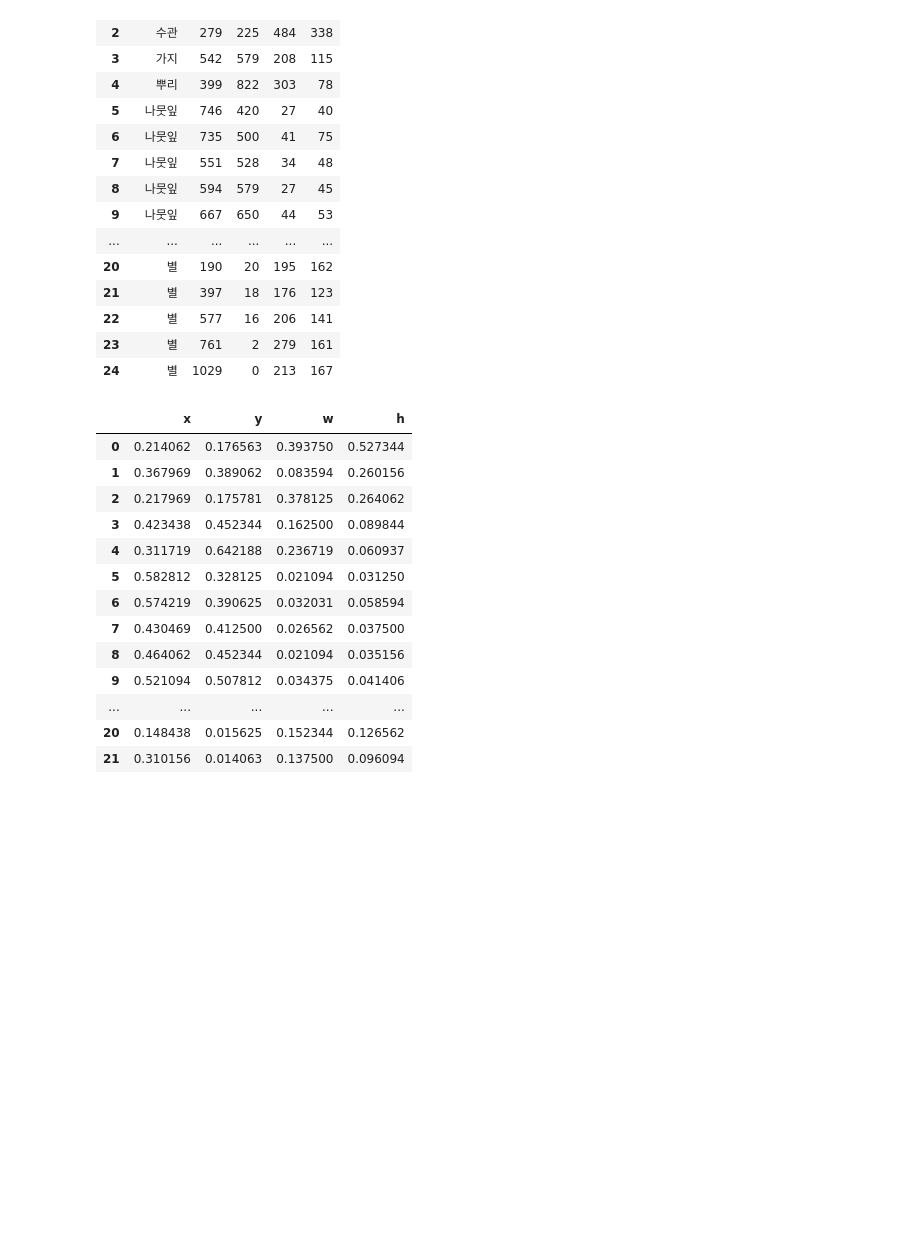
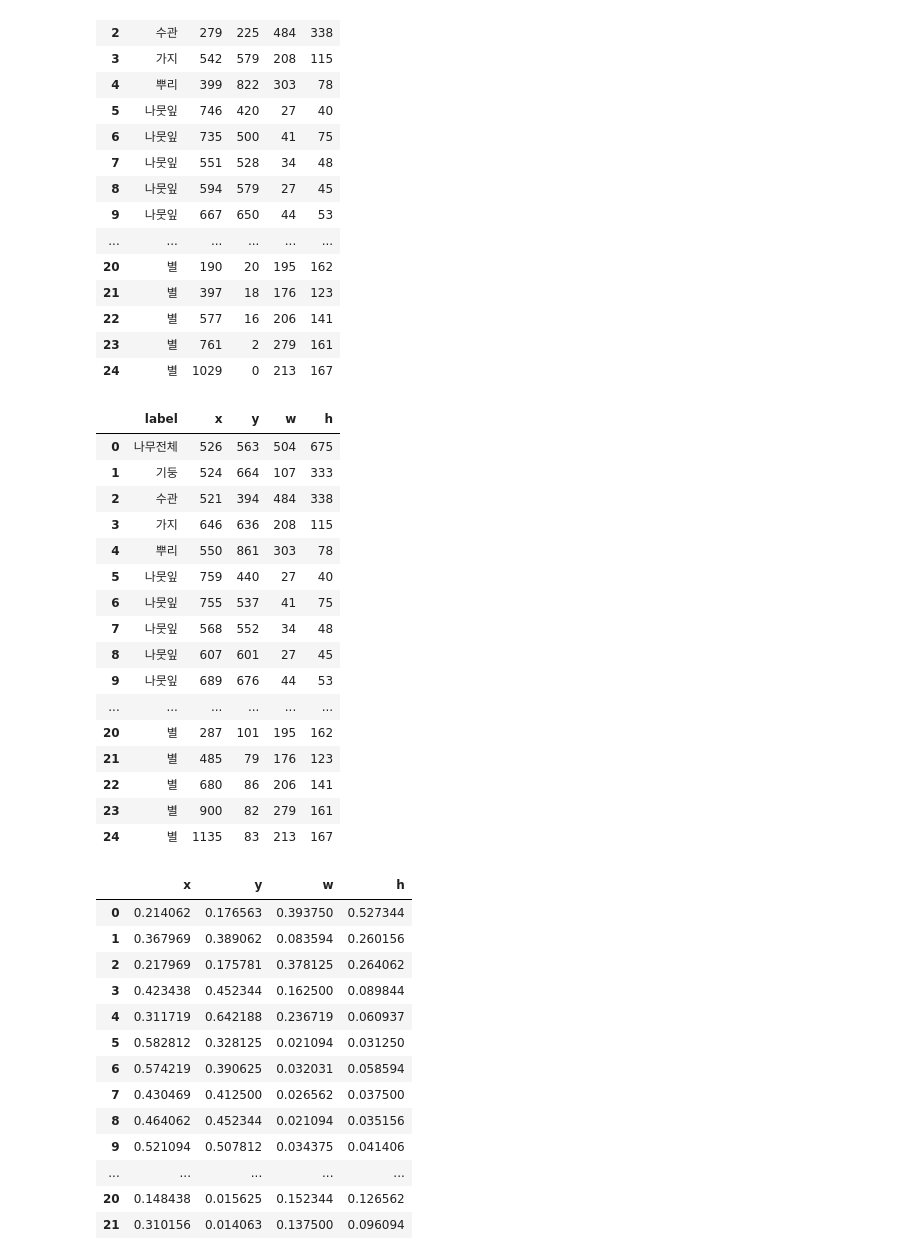
Before and after one commit to korea93831/greenComputerProject, a Jupyter notebook: EDA/EDA.ipynb, the cells around one changed output. Saved outputs shown, nothing was run; the diff lists cells and outputs as text; code cells hidden in the pictures; blank space fills up the shorter version.

```diff
--- a/EDA/EDA.ipynb
+++ b/EDA/EDA.ipynb
@@ -61,7 +61,27 @@ df_cat
 | 23 | 별 | 761 | 2 | 279 | 161 |
 | 24 | 별 | 1029 | 0 | 213 | 167 |
 # %%
-df_cat_divin=df_cat.loc[:,'x':]
+df_cat['x']=df_cat['x']+(df_cat['w']//2)
+df_cat['y']=df_cat['y']+(df_cat['h']//2)
+df_cat
+# %% [output]
+|  | label | x | y | w | h |
+| 0 | 나무전체 | 526 | 563 | 504 | 675 |
+| 1 | 기둥 | 524 | 664 | 107 | 333 |
+| 2 | 수관 | 521 | 394 | 484 | 338 |
+| 3 | 가지 | 646 | 636 | 208 | 115 |
+| 4 | 뿌리 | 550 | 861 | 303 | 78 |
+| 5 | 나뭇잎 | 759 | 440 | 27 | 40 |
+| 6 | 나뭇잎 | 755 | 537 | 41 | 75 |
+| 7 | 나뭇잎 | 568 | 552 | 34 | 48 |
+| 8 | 나뭇잎 | 607 | 601 | 27 | 45 |
+| 9 | 나뭇잎 | 689 | 676 | 44 | 53 |
+| ... | ... | ... | ... | ... | ... |
+| 20 | 별 | 287 | 101 | 195 | 162 |
+| 21 | 별 | 485 | 79 | 176 | 123 |
+| 22 | 별 | 680 | 86 | 206 | 141 |
+| 23 | 별 | 900 | 82 | 279 | 161 |
+| 24 | 별 | 1135 | 83 | 213 | 167 |
 # %%
 df_cat_divin
 # %% [output]
```
Also changed, not shown: parts of 4 cells of this notebook.
